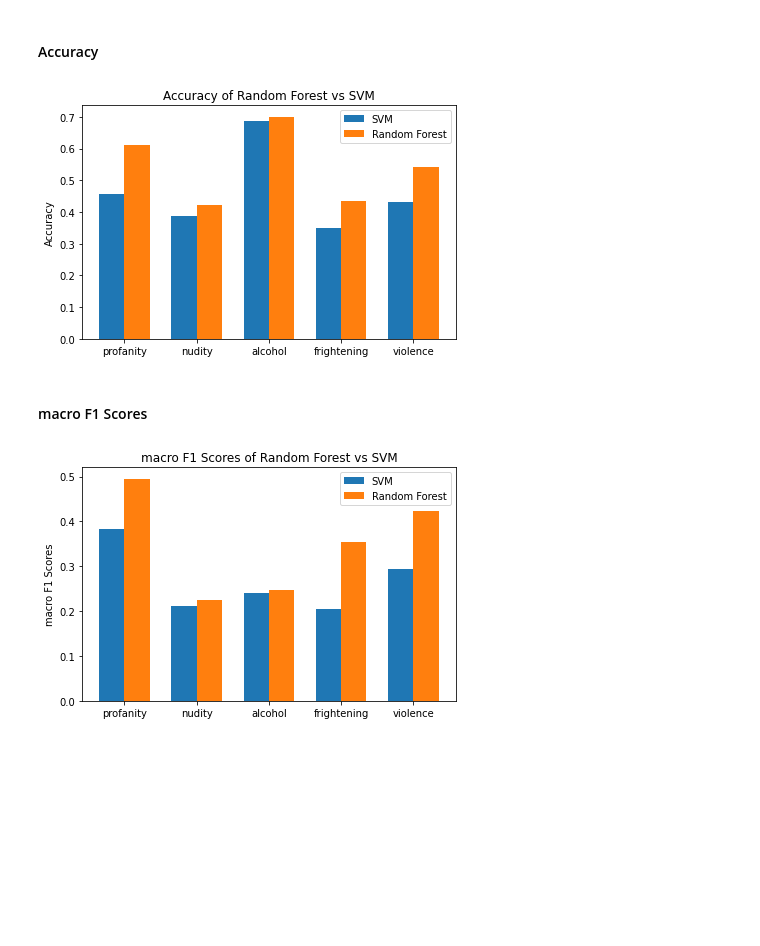
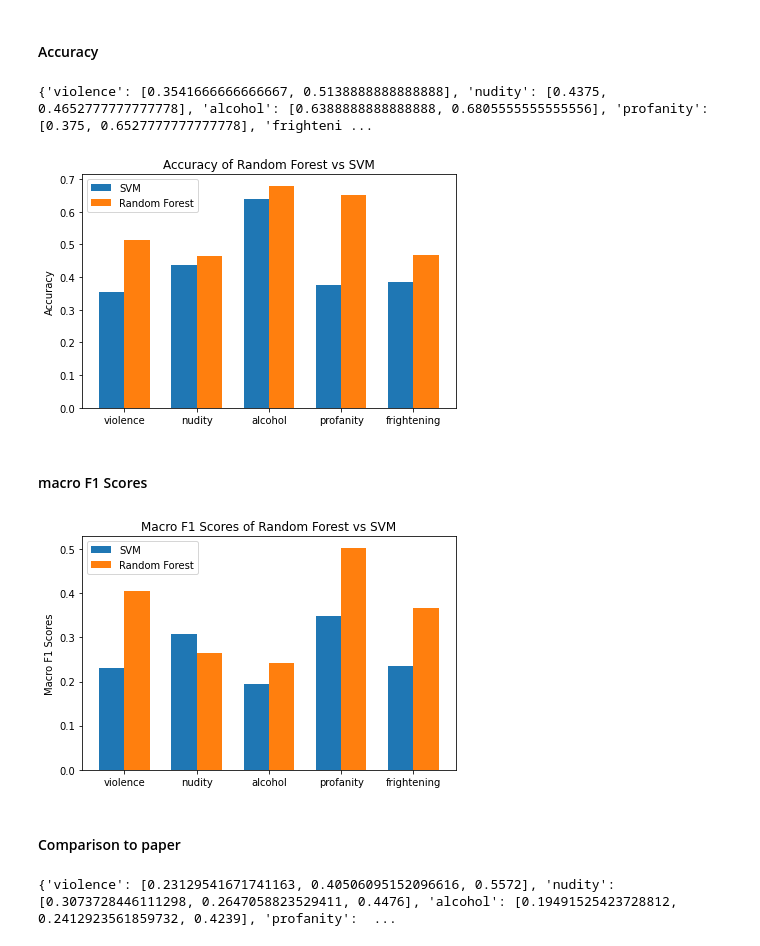
Before and after one commit to rlCodev/data-science-text-analytics, a Jupyter notebook: own_model/random_forest_improved_svm.ipynb, the cells around one changed output. Saved outputs shown, nothing was run; the diff lists cells and outputs as text; code cells hidden in the pictures; blank space fills up the shorter version.

Commit message:
update model results

```diff
--- a/own_model/random_forest_improved_svm.ipynb
+++ b/own_model/random_forest_improved_svm.ipynb
@@ -186,7 +186,7 @@ for aspect, aspect_df in df_dict.items():
     macro_f1_dict_svm[aspect] = f1_score(Test_Y, predictions_SVM, average='macro')
 
     # Store model in file
-    # joblib.dump(SVM, f'svm_classifier_{aspect}.joblib')
+    joblib.dump(SVM, f'svm_classifier_{aspect}.joblib')
 
 
 
@@ -196,7 +196,7 @@ for aspect, aspect_df in df_dict.items():
     y_pred = rf_classifier.predict(Test_X_Tfidf)
 
     # Store model in file
-    # joblib.dump(rf_classifier, f'rf_classifier_{aspect}.joblib')
+    joblib.dump(rf_classifier, f'rf_classifier_{aspect}.joblib')
 
     # Store test results in evaluation_dict
     evaluation_dict_rf[aspect] = classification_report(Test_Y, y_pred, output_dict=True)
@@ -218,7 +209,14 @@ Random Forest Accuracy Score of violence : 54.166666666666664 %
 # %%
+evaluation_dict_rf = {}
+evaluation_dict_svm = {}
+accuracy_dict_rf = {}
+accuracy_dict_svm = {}
+macro_f1_dict_rf = {}
+macro_f1_dict_svm = {}
+
 # Model training and test run as monolith (SVM and Random Forest model from SKLearn)
 for aspect, aspect_df in df_dict.items():
-    aspect_df.drop(columns=['votes none', 'votes mild', 'votes moderate', 'votes severe', 'total_votes'], inplace=True)
+    # aspect_df.drop(columns=['votes none', 'votes mild', 'votes moderate', 'votes severe', 'total_votes'], inplace=True)
     text_transformer = Pipeline(steps=[('preprocess', TextPreprocessor())])
     text = aspect_df['text']
     preproccessed_text = text_transformer.fit_transform(text)
@@ -244,6 +242,16 @@ for aspect, aspect_df in df_dict.items():
     rf_classifier.fit(Train_X_Tfidf, Train_Y)
     y_pred = rf_classifier.predict(Test_X_Tfidf)
 
+    # Store test results in dictionary
+    # evaluation_dict_svm[aspect] = classification_report(Test_Y, predictions_SVM, output_dict=True)
+    accuracy_dict_svm[aspect] = accuracy_score(Test_Y, predictions_SVM)
+    macro_f1_dict_svm[aspect] = f1_score(Test_Y, predictions_SVM, average='macro')
+
+    # Store test results in evaluation_dict
+    # evaluation_dict_rf[aspect] = classification_report(Test_Y, y_pred, output_dict=True)
+    accuracy_dict_rf[aspect] = accuracy_score(Test_Y, y_pred)
+    macro_f1_dict_rf[aspect] = f1_score(Test_Y, y_pred, average='macro')
+
     joblib.dump(rf_classifier, f'rf_classifier_{aspect}.joblib')
     joblib.dump(SVM, f'svm_classifier_{aspect}.joblib')
 
@@ -338,12 +346,15 @@ def plot_metric(metric = 'Accuracy', joined_dict = {}):
 accuracy_dict = {}
 for key in accuracy_dict_svm.keys() | accuracy_dict_rf.keys():
     accuracy_dict[key] = [accuracy_dict_svm.get(key), accuracy_dict_rf.get(key)]
+print(accuracy_dict)
+# %% [output]
+{'violence': [0.3541666666666667, 0.5138888888888888], 'nudity': [0.4375, 0.4652777777777778], 'alcohol': [0.6388888888888888, 0.6805555555555556], 'profanity': [0.375, 0.6527777777777778], 'frighteni ...
 # %%
 # Take accuracy keys as labels (aspects)
 labels = list(accuracy_dict.keys())
 plot_metric(metric = 'Accuracy', joined_dict = accuracy_dict)
 # %% [output]
-[figure, old version]
+[figure, new version]
 # %% [markdown]
 #### macro F1 Scores
 # %%
@@ -353,6 +364,8 @@ for key in macro_f1_dict_rf.keys() | macro_f1_dict_svm.keys():
 # %%
 # Take macro scores since data is unbalanced
 labels = list(macro_f1_score.keys())
-plot_metric(metric = 'macro F1 Scores', joined_dict = macro_f1_score)
+plot_metric(metric = 'Macro F1 Scores', joined_dict = macro_f1_score)
 # %% [output]
-[figure, old version]
+[figure, new version]
+# %% [markdown]
+#### Comparison to paper
@@ -358,0 +400,15 @@ plot_metric(metric = 'macro F1 Scores', joined_dict = macro_f1_score)
+# %%
+paper_f1_score = {
+    "nudity": 0.4476,
+    "violence":0.5572,
+    "profanity": 0.6232,
+    "alcohol": 0.4239,
+    "frightening": 0.5095
+}
+macro_f1_score = {}
+for key in macro_f1_dict_rf.keys() | macro_f1_dict_svm.keys() | paper_f1_score.keys():
+    macro_f1_score[key] = [macro_f1_dict_svm.get(key), macro_f1_dict_rf.get(key), paper_f1_score.get(key)]
+
+print(macro_f1_score)
+# %% [output]
+{'violence': [0.23129541671741163, 0.40506095152096616, 0.5572], 'nudity': [0.3073728446111298, 0.2647058823529411, 0.4476], 'alcohol': [0.19491525423728812, 0.2412923561859732, 0.4239], 'profanity':  ...
```
Also changed, not shown: parts of 4 cells of this notebook, 13 other files.
